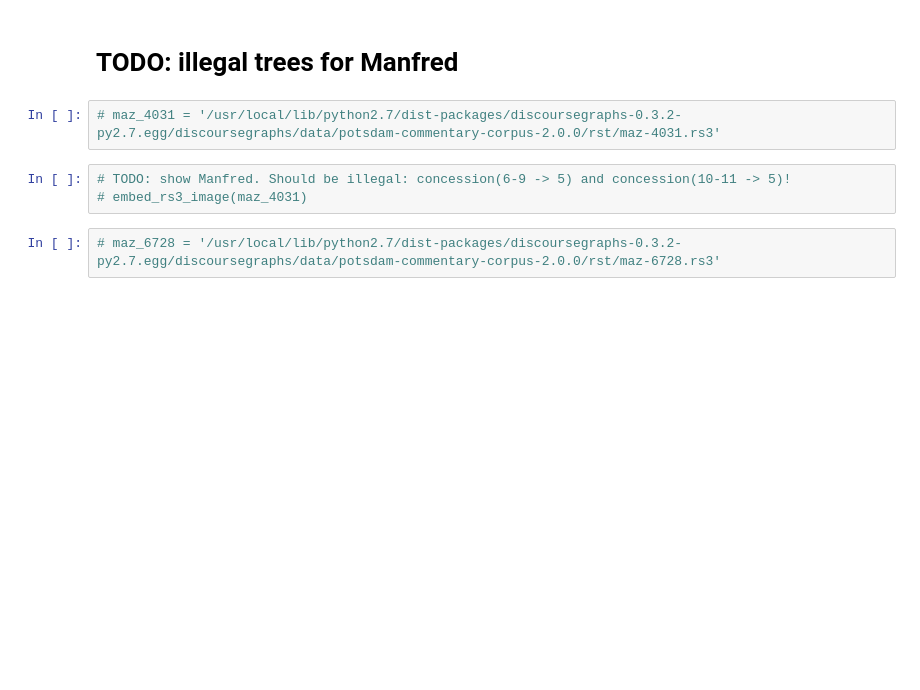
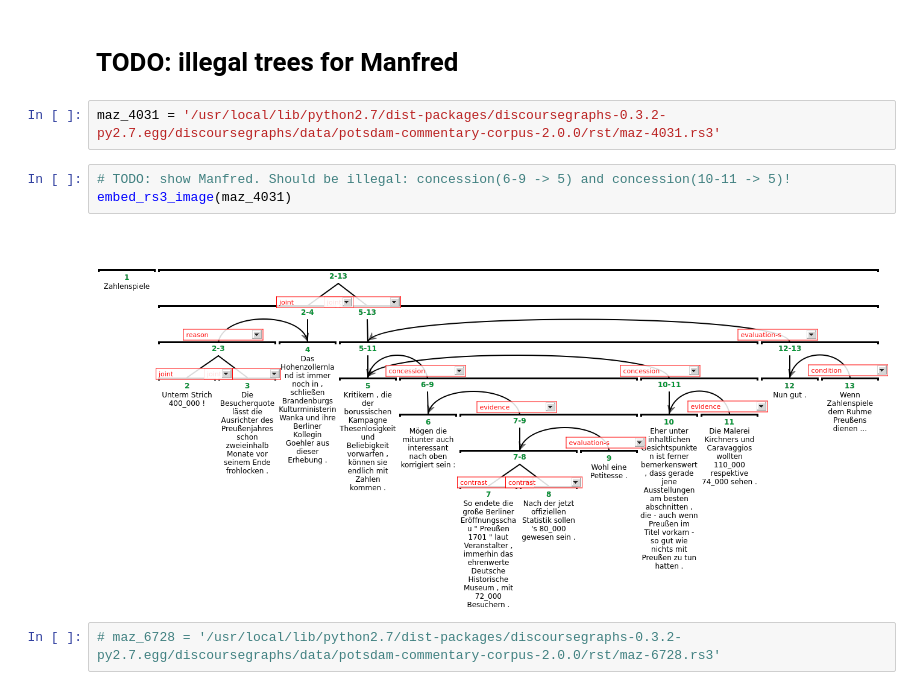
Before and after one commit to arne-cl/alt-mulig, a Jupyter notebook: discoursegraphs/rst2tree/rs3-trees-now-for-real.ipynb, the cells around one changed output. Cells and saved outputs as stored; diff of their text form; blank space fills up the shorter version.

```diff
--- a/discoursegraphs/rst2tree/rs3-trees-now-for-real.ipynb
+++ b/discoursegraphs/rst2tree/rs3-trees-now-for-real.ipynb
@@ -121,10 +124,12 @@ RSTTree(RS3_EXAMPLE_FILE)
 # %% [markdown]
 # TODO: illegal trees for Manfred
 # %%
-# maz_4031 = '/usr/local/lib/python2.7/dist-packages/discoursegraphs-0.3.2-py2.7.egg/discoursegraphs/data/potsdam-commentary-corpus-2.0.0/rst/maz-4031.rs3'
+maz_4031 = '/usr/local/lib/python2.7/dist-packages/discoursegraphs-0.3.2-py2.7.egg/discoursegraphs/data/potsdam-commentary-corpus-2.0.0/rst/maz-4031.rs3'
 # %%
 # TODO: show Manfred. Should be illegal: concession(6-9 -> 5) and concession(10-11 -> 5)!
-# embed_rs3_image(maz_4031)
+embed_rs3_image(maz_4031)
+# %% [output]
+[figure, added]
 # %%
 # maz_6728 = '/usr/local/lib/python2.7/dist-packages/discoursegraphs-0.3.2-py2.7.egg/discoursegraphs/data/potsdam-commentary-corpus-2.0.0/rst/maz-6728.rs3'
 # %%
```
Also changed, not shown: parts of 26 cells of this notebook, 1 other file.
